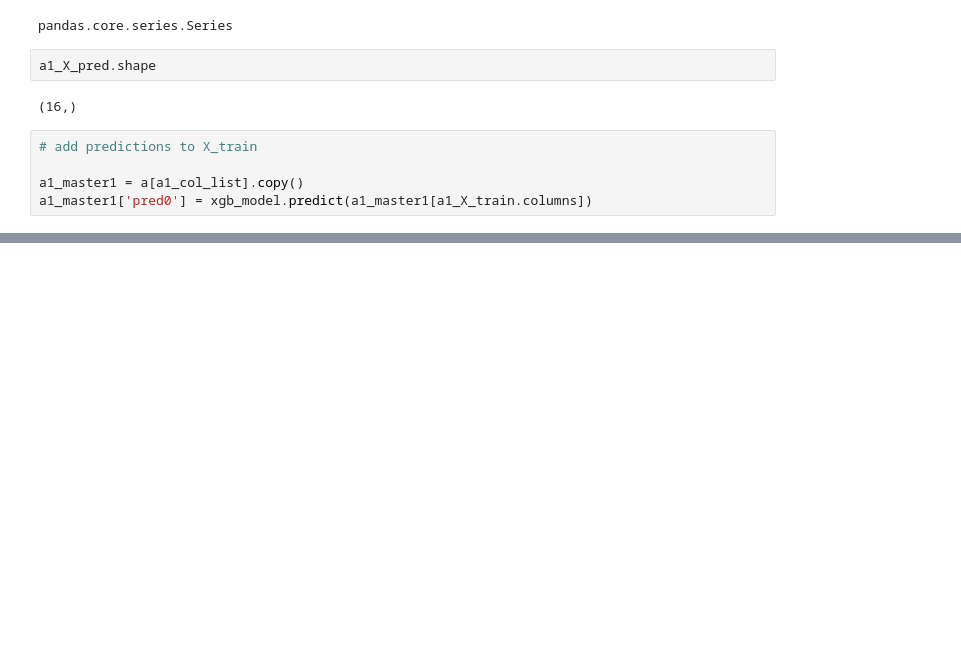
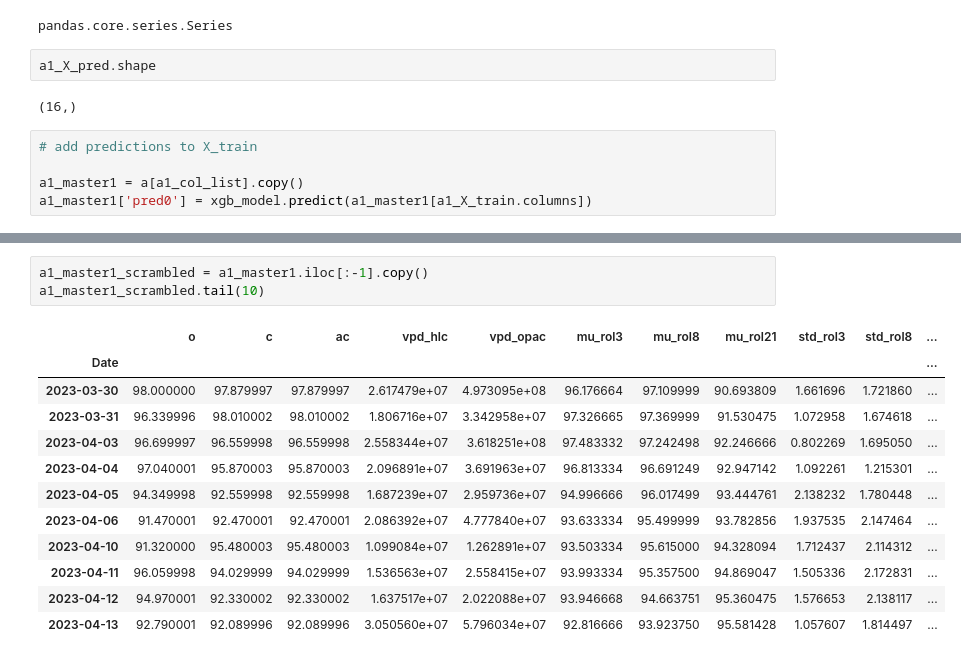
Before and after one commit to yuchild/next_n_hour_stock_predictor, a Jupyter notebook: testing.ipynb, the cells around one changed output, grey strips where cells are left out. Drawn from its saved outputs; the diff is of its cells as text; blank space fills up the shorter version.

```diff
--- a/testing.ipynb
+++ b/testing.ipynb
@@ -394,0 +450,16 @@ a1_master1.tail(10)
+# %%
+a1_master1_scrambled = a1_master1.iloc[:-1].copy()
+a1_master1_scrambled.tail(10)
+# %% [output]
+|  | o | c | ac | vpd_hlc | vpd_opac | mu_rol3 | mu_rol8 | mu_rol21 | std_rol3 | std_rol8 | ... |
+| Date |  |  |  |  |  |  |  |  |  |  | ... |
+| 2023-03-30 | 98.000000 | 97.879997 | 97.879997 | 2.617479e+07 | 4.973095e+08 | 96.176664 | 97.109999 | 90.693809 | 1.661696 | 1.721860 | ... |
+| 2023-03-31 | 96.339996 | 98.010002 | 98.010002 | 1.806716e+07 | 3.342958e+07 | 97.326665 | 97.369999 | 91.530475 | 1.072958 | 1.674618 | ... |
+| 2023-04-03 | 96.699997 | 96.559998 | 96.559998 | 2.558344e+07 | 3.618251e+08 | 97.483332 | 97.242498 | 92.246666 | 0.802269 | 1.695050 | ... |
+| 2023-04-04 | 97.040001 | 95.870003 | 95.870003 | 2.096891e+07 | 3.691963e+07 | 96.813334 | 96.691249 | 92.947142 | 1.092261 | 1.215301 | ... |
+| 2023-04-05 | 94.349998 | 92.559998 | 92.559998 | 1.687239e+07 | 2.959736e+07 | 94.996666 | 96.017499 | 93.444761 | 2.138232 | 1.780448 | ... |
+| 2023-04-06 | 91.470001 | 92.470001 | 92.470001 | 2.086392e+07 | 4.777840e+07 | 93.633334 | 95.499999 | 93.782856 | 1.937535 | 2.147464 | ... |
+| 2023-04-10 | 91.320000 | 95.480003 | 95.480003 | 1.099084e+07 | 1.262891e+07 | 93.503334 | 95.615000 | 94.328094 | 1.712437 | 2.114312 | ... |
+| 2023-04-11 | 96.059998 | 94.029999 | 94.029999 | 1.536563e+07 | 2.558415e+07 | 93.993334 | 95.357500 | 94.869047 | 1.505336 | 2.172831 | ... |
+| 2023-04-12 | 94.970001 | 92.330002 | 92.330002 | 1.637517e+07 | 2.022088e+07 | 93.946668 | 94.663751 | 95.360475 | 1.576653 | 2.138117 | ... |
+| 2023-04-13 | 92.790001 | 92.089996 | 92.089996 | 3.050560e+07 | 5.796034e+07 | 92.816666 | 93.923750 | 95.581428 | 1.057607 | 1.814497 | ... |
```
Also changed, not shown: parts of 25 cells of this notebook, 2 other files.
